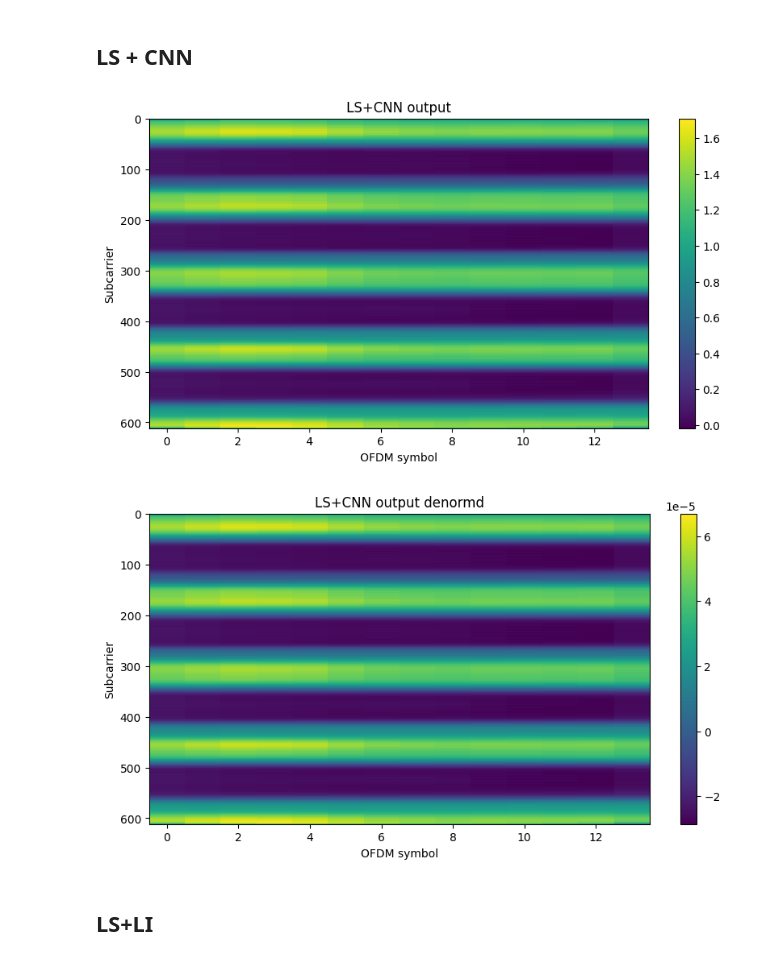
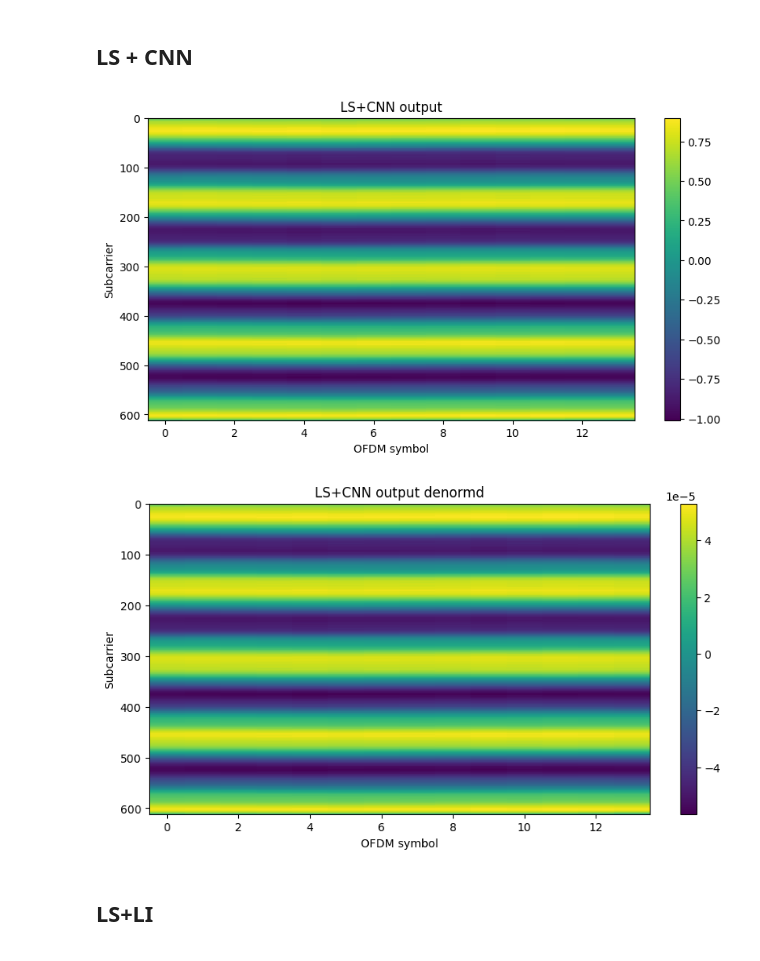
Before and after one commit to thienhieu-hoang/one_shot_Hest_cleanver, a Jupyter notebook: Torch_code/inference/infer_v3_1_3p4GHz normd w infer data.ipynb, the cells around one changed output. Cells and saved outputs as stored; diff of their text form; code cells hidden in the pictures.

```diff
--- a/Torch_code/inference/infer_v3_1_3p4GHz normd w infer data.ipynb
+++ b/Torch_code/inference/infer_v3_1_3p4GHz normd w infer data.ipynb
@@ -213,24 +222,24 @@ plt.show()
 ## LS + CNN
 # %%
 plt.figure(figsize=(10, 5))
-plt.imshow(LS_outputs_real[-1,0,:,:],  aspect='auto', cmap='viridis', interpolation='none')
+plt.imshow(LS_NN_outputs_real[-1,0,:,:],  aspect='auto', cmap='viridis', interpolation='none')
 plt.xlabel('OFDM symbol')
 plt.ylabel('Subcarrier')
 plt.title('LS+CNN output')
 plt.colorbar()
 plt.show()
 # %% [output]
-[figure, old version]
+[figure, new version]
 # %%
 plt.figure(figsize=(10, 5))
-plt.imshow(LS_outputs_denormd[-1,0,:,:],  aspect='auto', cmap='viridis', interpolation='none')
+plt.imshow(LS_NN_outputs_denormd[-1,0,:,:],  aspect='auto', cmap='viridis', interpolation='none')
 plt.xlabel('OFDM symbol')
 plt.ylabel('Subcarrier')
 plt.title('LS+CNN output denormd')
 plt.colorbar()
 plt.show()
 # %% [output]
-[figure, old version]
+[figure, new version]
 # %% [markdown]
 ## LS+LI
 # %% [markdown]
```
Also changed, not shown: parts of 10 cells of this notebook, 2 other files.
